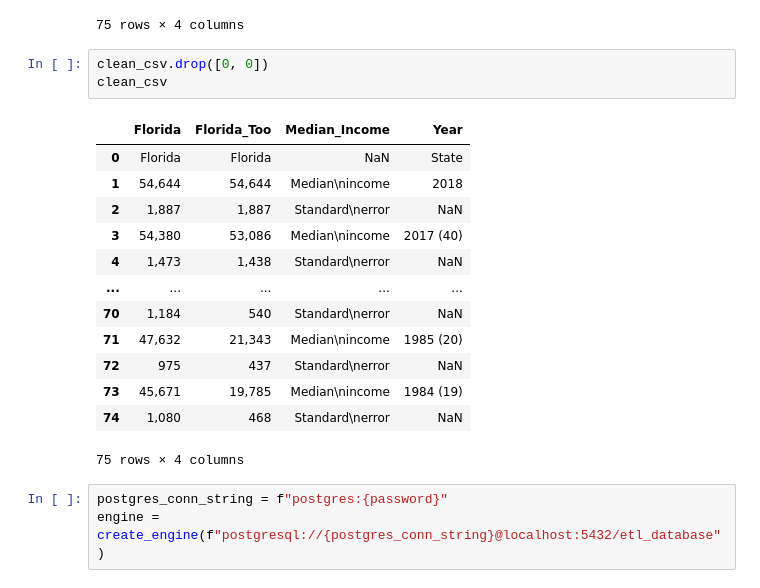
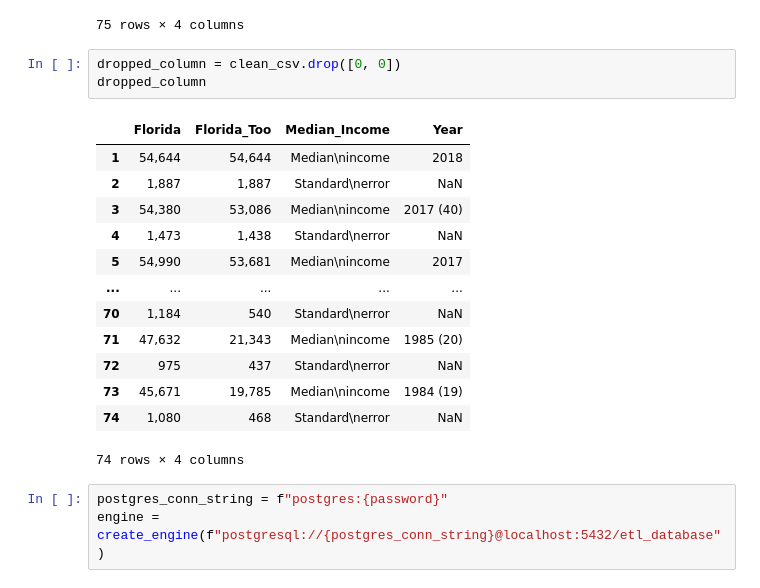
Before and after one commit to gamem001/etl_housing, a Jupyter notebook: asia/incomes.ipynb, the cells around one changed output. Cells and saved outputs as stored; diff of their text form.

```diff
--- a/asia/incomes.ipynb
+++ b/asia/incomes.ipynb
@@ -114,22 +114,22 @@ clean_csv
 | 74 | 1,080 | 468 | Standard\nerror | NaN |
 75 rows × 4 columns
 # %%
-clean_csv.drop([0, 0])
-clean_csv
+dropped_column = clean_csv.drop([0, 0])
+dropped_column
 # %% [output]
 |  | Florida | Florida_Too | Median_Income | Year |
-| 0 | Florida | Florida | NaN | State |
 | 1 | 54,644 | 54,644 | Median\nincome | 2018 |
 | 2 | 1,887 | 1,887 | Standard\nerror | NaN |
 | 3 | 54,380 | 53,086 | Median\nincome | 2017 (40) |
 | 4 | 1,473 | 1,438 | Standard\nerror | NaN |
+| 5 | 54,990 | 53,681 | Median\nincome | 2017 |
 | ... | ... | ... | ... | ... |
 | 70 | 1,184 | 540 | Standard\nerror | NaN |
 | 71 | 47,632 | 21,343 | Median\nincome | 1985 (20) |
 | 72 | 975 | 437 | Standard\nerror | NaN |
 | 73 | 45,671 | 19,785 | Median\nincome | 1984 (19) |
 | 74 | 1,080 | 468 | Standard\nerror | NaN |
-75 rows × 4 columns
+74 rows × 4 columns
 # %%
 postgres_conn_string = f"postgres:{password}"
 engine = create_engine(f"postgresql://{postgres_conn_string}@localhost:5432/etl_database")
```
Also changed, not shown: parts of 1 cell of this notebook, 3 other files.
